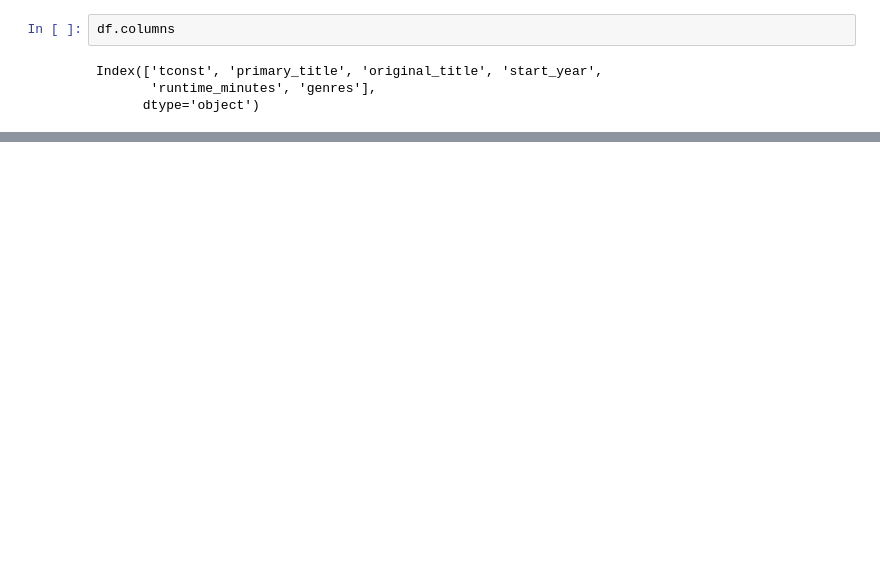
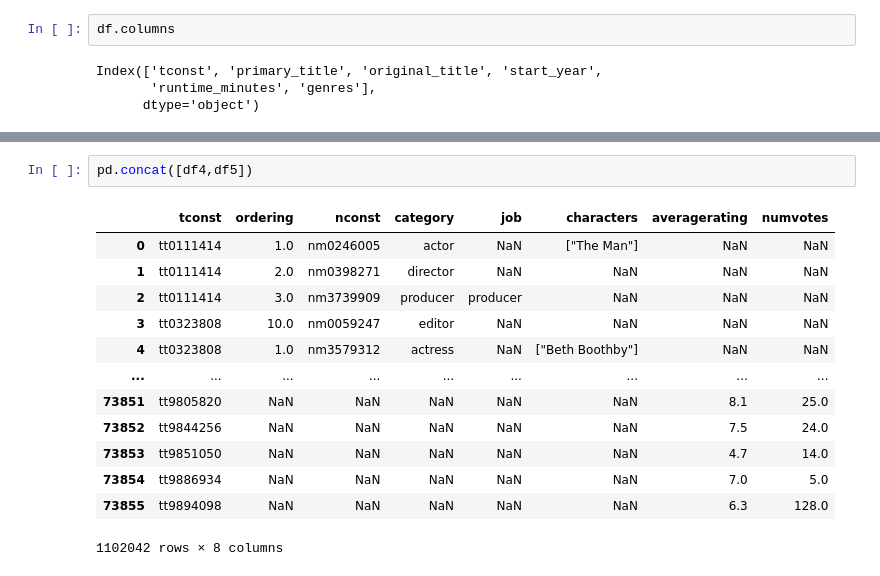
Before and after one commit to artificial126/dsc-phase-1-project, a Jupyter notebook: zippedData/Project_1.ipynb, the cells around one changed output, grey strips where cells are left out. Cells and saved outputs as stored; diff of their text form; blank space fills up the shorter version.

```diff
--- a/zippedData/Project_1.ipynb
+++ b/zippedData/Project_1.ipynb
@@ -100,0 +152,16 @@ df5.head()
+# %%
+pd.concat([df4,df5])
+# %% [output]
+|  | tconst | ordering | nconst | category | job | characters | averagerating | numvotes |
+| 0 | tt0111414 | 1.0 | nm0246005 | actor | NaN | ["The Man"] | NaN | NaN |
+| 1 | tt0111414 | 2.0 | nm0398271 | director | NaN | NaN | NaN | NaN |
+| 2 | tt0111414 | 3.0 | nm3739909 | producer | producer | NaN | NaN | NaN |
+| 3 | tt0323808 | 10.0 | nm0059247 | editor | NaN | NaN | NaN | NaN |
+| 4 | tt0323808 | 1.0 | nm3579312 | actress | NaN | ["Beth Boothby"] | NaN | NaN |
+| ... | ... | ... | ... | ... | ... | ... | ... | ... |
+| 73851 | tt9805820 | NaN | NaN | NaN | NaN | NaN | 8.1 | 25.0 |
+| 73852 | tt9844256 | NaN | NaN | NaN | NaN | NaN | 7.5 | 24.0 |
+| 73853 | tt9851050 | NaN | NaN | NaN | NaN | NaN | 4.7 | 14.0 |
+| 73854 | tt9886934 | NaN | NaN | NaN | NaN | NaN | 7.0 | 5.0 |
+| 73855 | tt9894098 | NaN | NaN | NaN | NaN | NaN | 6.3 | 128.0 |
+1102042 rows × 8 columns
```
Also changed, not shown: parts of 15 cells of this notebook, 1 other file.
